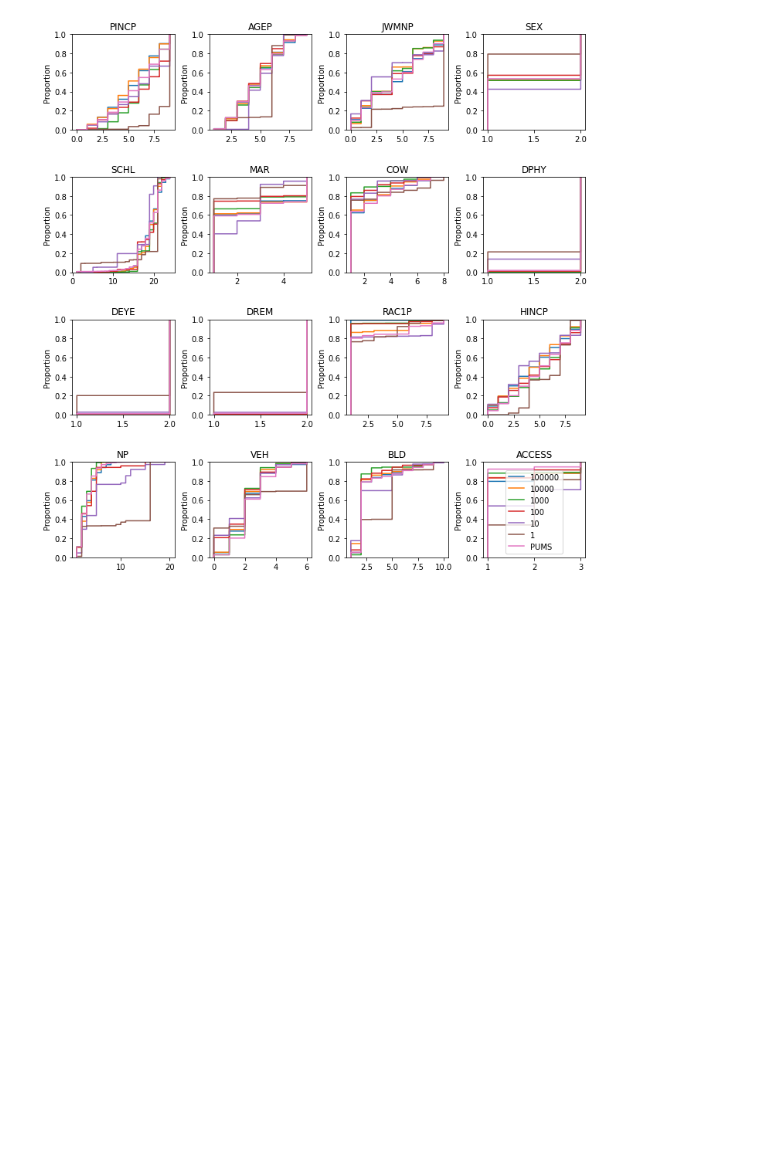
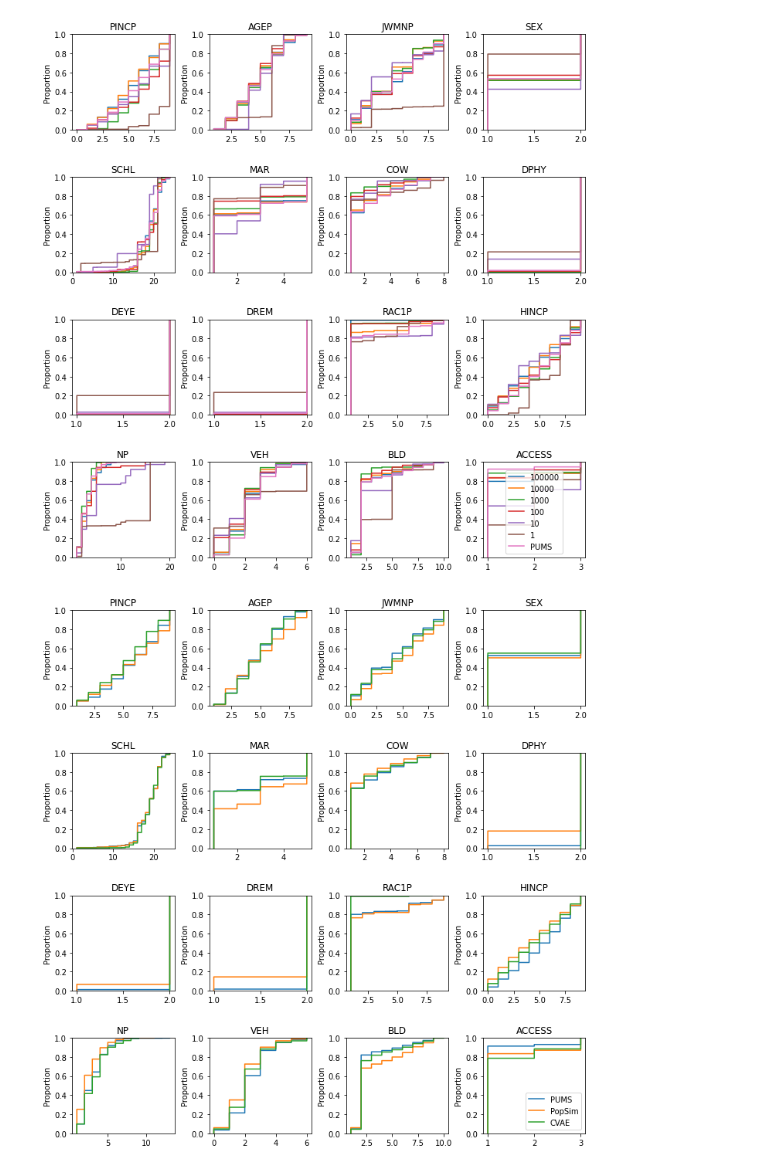
Before and after one commit to zackAemmer/generative_synthesis, a Jupyter notebook: compare_synthetic_populations.ipynb, the cells around one changed output. Cells and saved outputs as stored; diff of their text form; code cells hidden in the pictures; blank space fills up the shorter version.

```diff
--- a/compare_synthetic_populations.ipynb
+++ b/compare_synthetic_populations.ipynb
@@ -170,13 +190,15 @@ plt.legend(labels=num_samples+['PUMS'])
 [figure]
 # %%
 # Generate Distributions of All HH variables
-fig, axes = plt.subplots(nrows=len(vae_data.columns), ncols=1, figsize=(5,10))
+fig, axes = plt.subplots(nrows=4, ncols=4, figsize=(10,10))
 fig.tight_layout(h_pad=4)
 
 for i, var in enumerate(vae_data.columns):
-    sns.ecdfplot(data=pums_data, x=var, ax=axes[i]).set(xlim=(min(pums_data[var]),max(pums_data[var])))
-    sns.ecdfplot(data=popsim_data, x=var, ax=axes[i]).set(xlim=(min(pums_data[var]),max(pums_data[var])))
-    sns.ecdfplot(data=vae_data, x=var, ax=axes[i]).set(xlim=(min(pums_data[var]),max(pums_data[var])))
-    axes[i].set_title(var)
-    axes[i].set_xlabel(None)
+    sns.ecdfplot(data=pums_data.sample(1000), x=var, ax=axes.flatten()[i])
+    sns.ecdfplot(data=popsim_data.sample(1000), x=var, ax=axes.flatten()[i])
+    sns.ecdfplot(data=vae_data.sample(1000), x=var, ax=axes.flatten()[i])
+    axes.flatten()[i].set_title(var)
+    axes.flatten()[i].set_xlabel(None)
     plt.legend(labels=['PUMS','PopSim','CVAE'])
+# %% [output]
+[figure, added]
```
Also changed, not shown: parts of 6 cells of this notebook.
